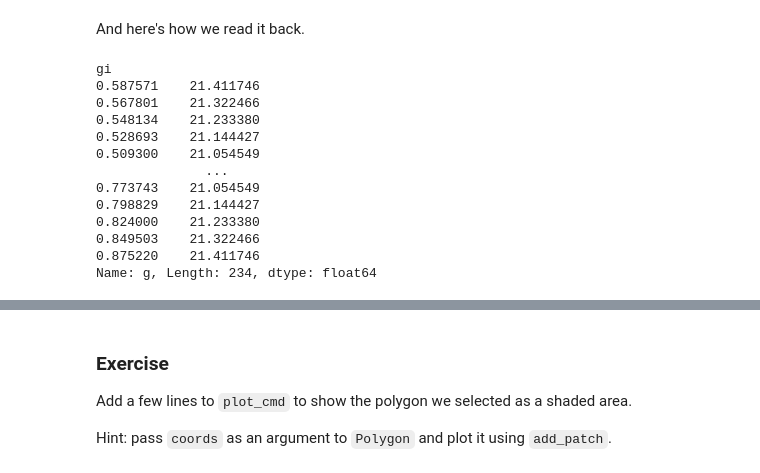
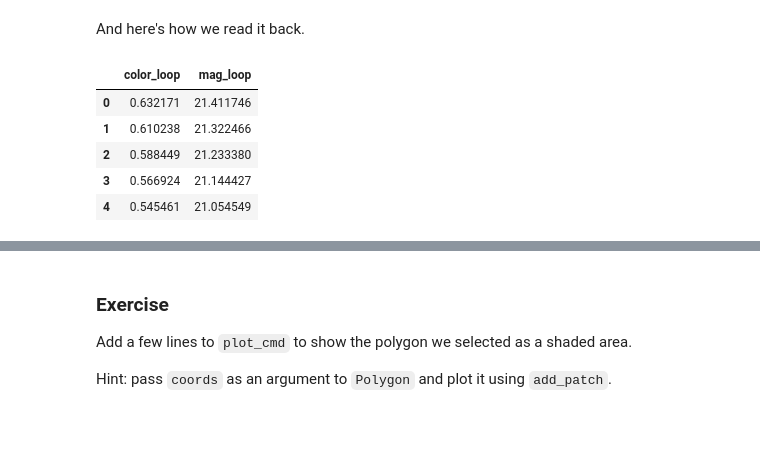
Before and after one commit to AllenDowney/AstronomicalData, a Jupyter notebook: _sources/07_plot.ipynb, the cells around one changed output, grey strips where cells are left out. Cells and saved outputs as stored; diff of their text form; code cells hidden in the pictures; blank space fills up the shorter version.

```diff
--- a/_sources/07_plot.ipynb
+++ b/_sources/07_plot.ipynb
@@ -541,19 +533,12 @@ gd1_polygon.hdf5
 # %% [markdown]
 And here's how we read it back.
 # %%
-loop = pd.read_hdf(filename, 'loop')
-loop
+loop_df = pd.read_hdf(filename, 'loop_df')
+loop_df.head()
 # %% [output]
-gi
-0.587571    21.411746
-0.567801    21.322466
-0.548134    21.233380
-0.528693    21.144427
-0.509300    21.054549
-              ...
-0.773743    21.054549
-0.798829    21.144427
-0.824000    21.233380
-0.849503    21.322466
-0.875220    21.411746
-Name: g, Length: 234, dtype: float64
+|  | color_loop | mag_loop |
+| 0 | 0.632171 | 21.411746 |
+| 1 | 0.610238 | 21.322466 |
+| 2 | 0.588449 | 21.233380 |
+| 3 | 0.566924 | 21.144427 |
+| 4 | 0.545461 | 21.054549 |
```
Also changed, not shown: parts of 16 cells of this notebook, 34 other files.
